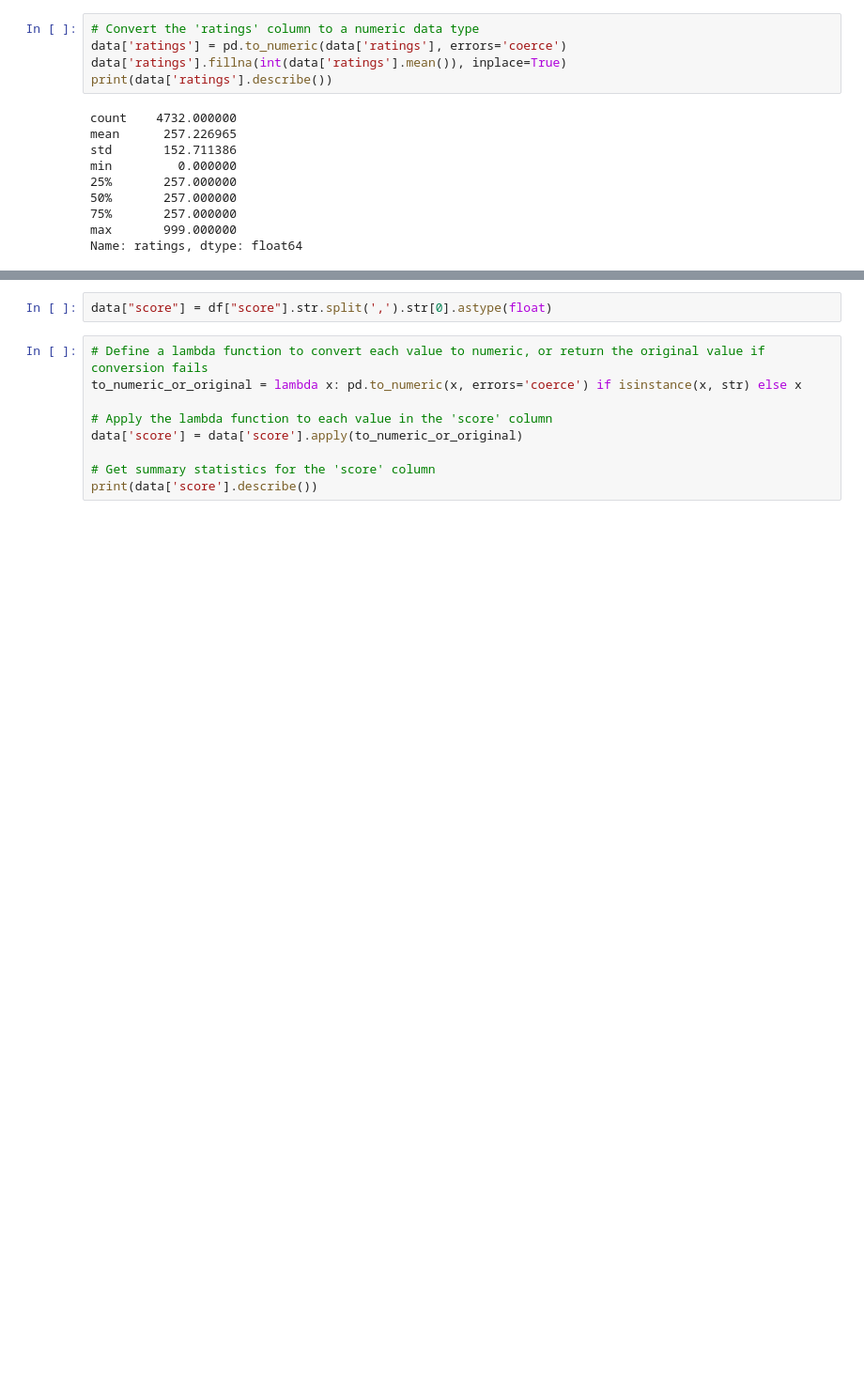
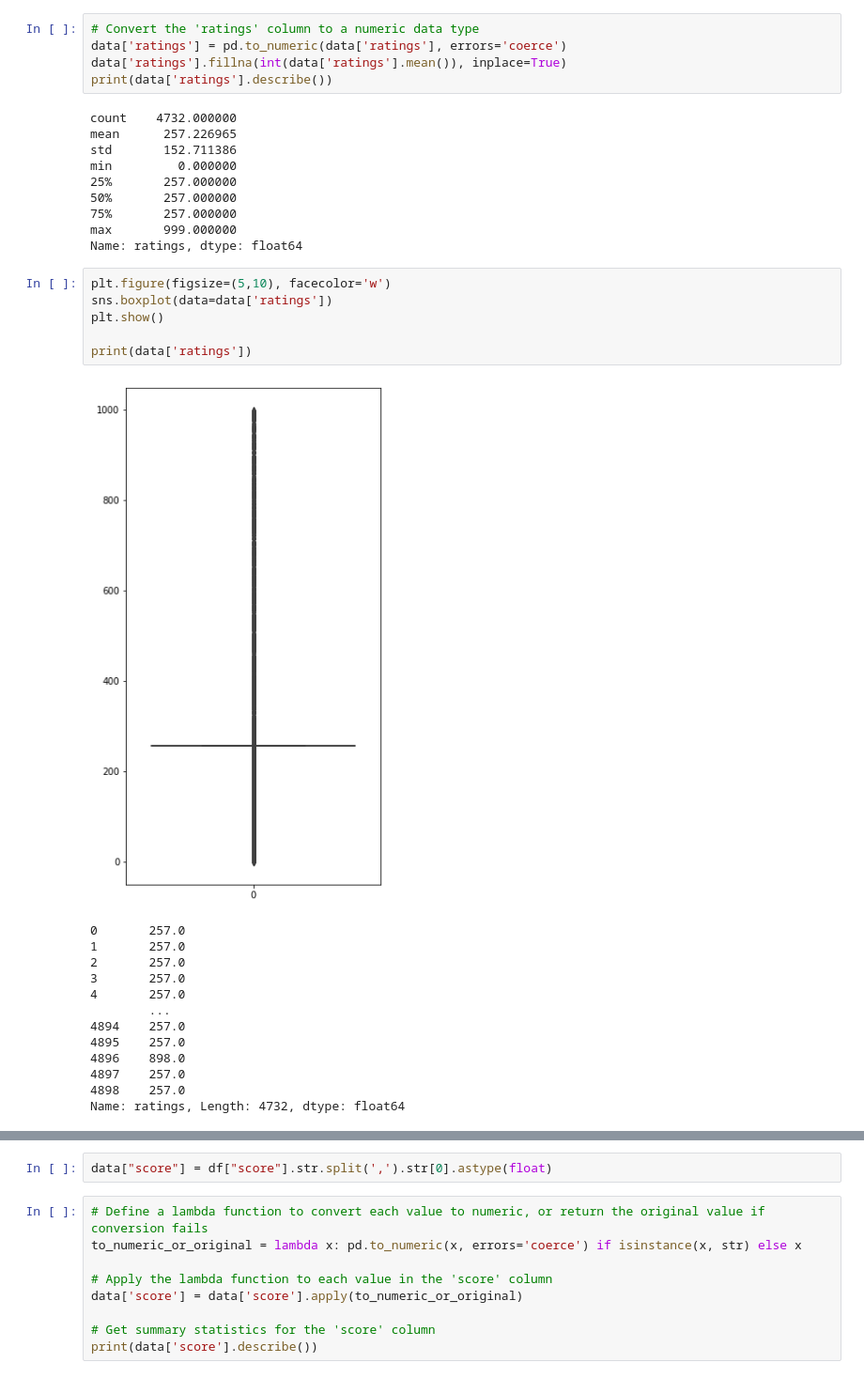
Before and after one commit to chandru1003/Data--Projects, a Jupyter notebook: Web scraping/Goodreads/Goodreads Web-Scraping.ipynb, the cells around one changed output, grey strips where cells are left out. Shown at 94% size. Saved outputs shown, nothing was run; the diff lists cells and outputs as text; blank space fills up the shorter version.

```diff
--- a/Web scraping/Goodreads/Goodreads Web-Scraping.ipynb
+++ b/Web scraping/Goodreads/Goodreads Web-Scraping.ipynb
@@ -288,3 +288,23 @@ min         0.000000
 75%       257.000000
 max       999.000000
 Name: ratings, dtype: float64
+# %%
+plt.figure(figsize=(5,10), facecolor='w')
+sns.boxplot(data=data['ratings'])
+plt.show()
+
+print(data['ratings'])
+# %% [output]
+[figure, added]
+0       257.0
+1       257.0
+2       257.0
+3       257.0
+4       257.0
+        ...
+4894    257.0
+4895    257.0
+4896    898.0
+4897    257.0
+4898    257.0
+Name: ratings, Length: 4732, dtype: float64
```
Also changed, not shown: parts of 20 cells of this notebook.
